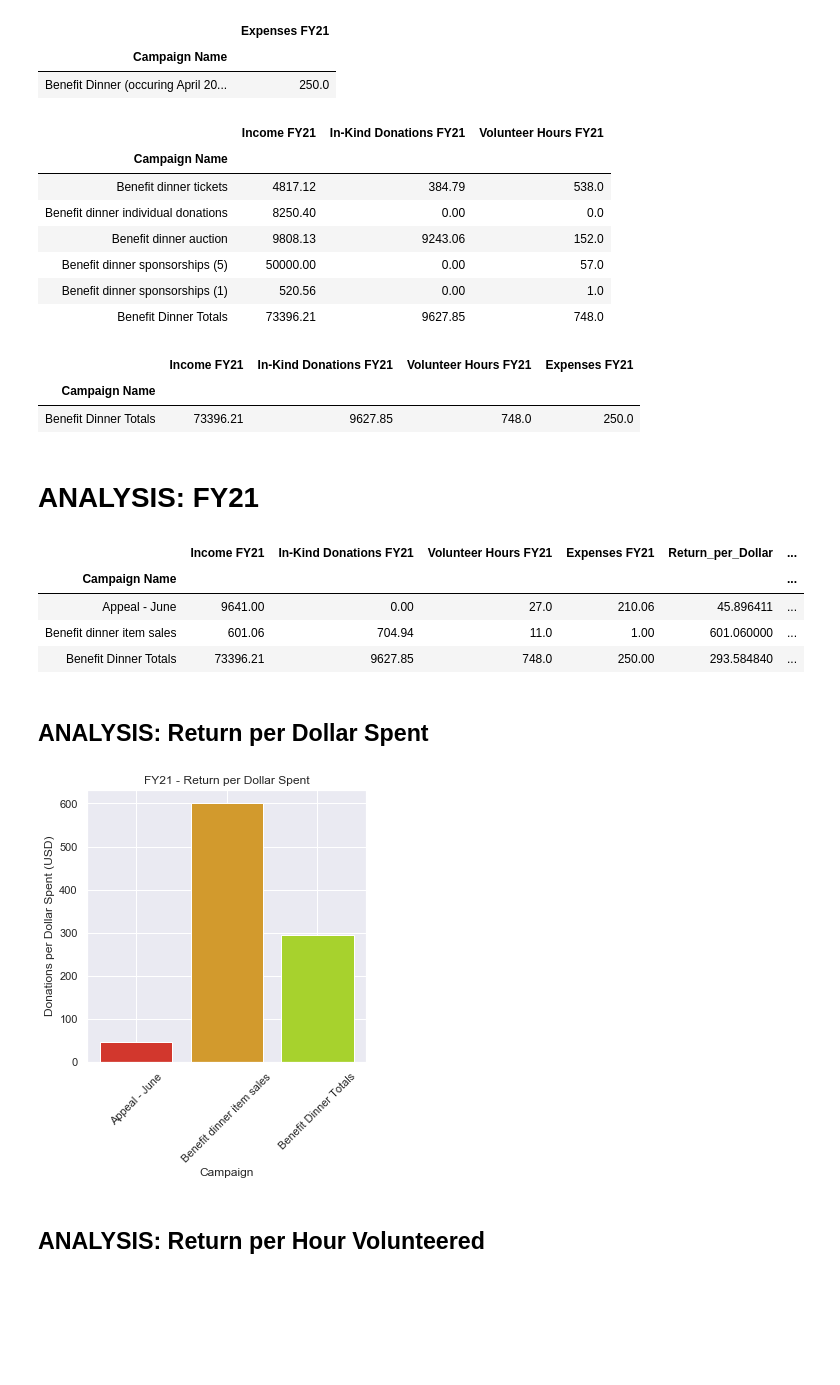
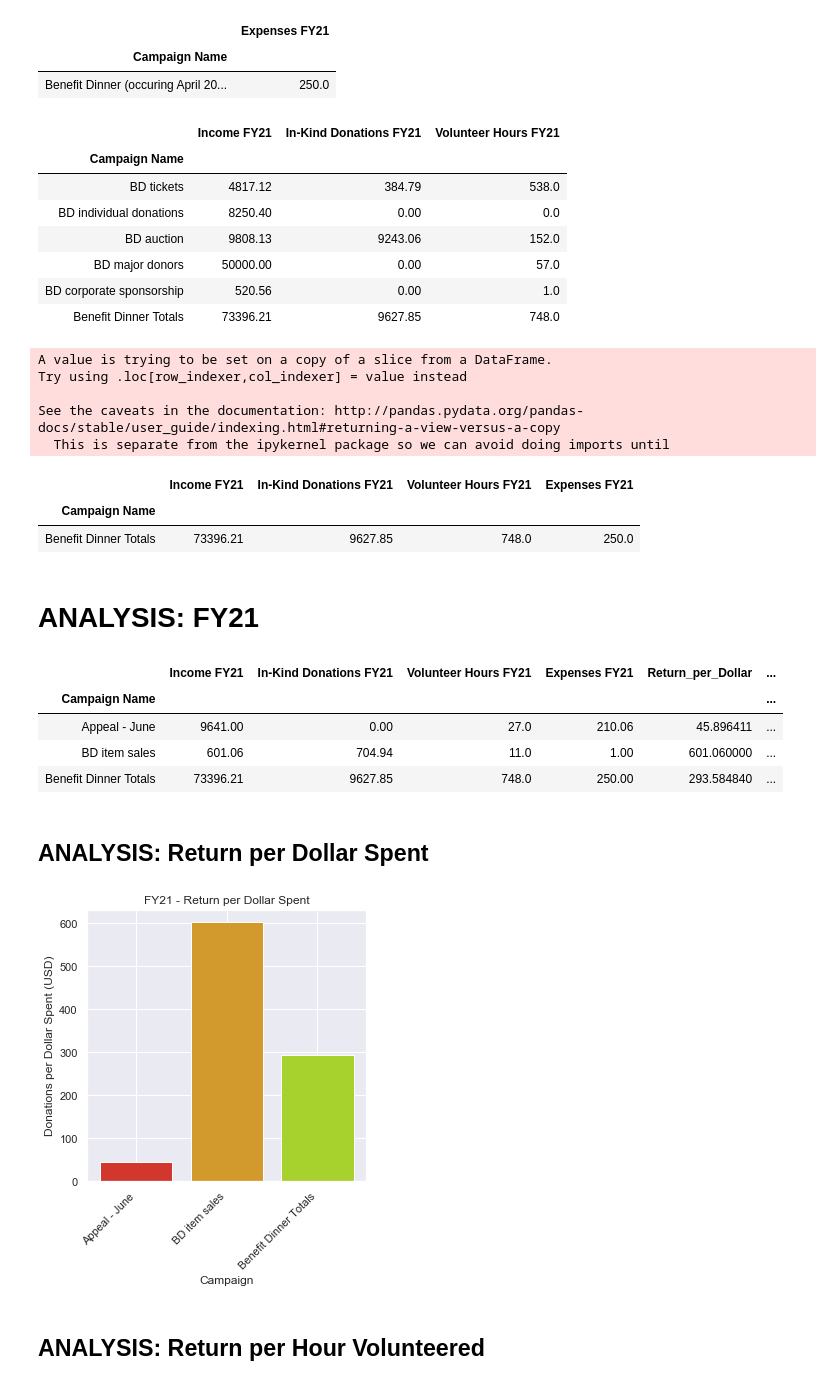
Before and after one commit to patelpurvip/Board-Fundraising-Analysis, a Jupyter notebook: Giving Campaigns Analysis.ipynb, the cells around one changed output. Saved outputs shown, nothing was run; the diff lists cells and outputs as text; code cells hidden in the pictures; blank space fills up the shorter version.

```diff
--- a/Giving Campaigns Analysis.ipynb
+++ b/Giving Campaigns Analysis.ipynb
@@ -58,6 +58,7 @@ x = income_vs_expense.set_index(['Campaign Name'])
 Campaigns_to_Analyze = x.loc[['Appeal - June', 'Online appeal - Giving Tuesday', 'Ecua vols/visitors', 'Benefit dinner item sales', 'Benefit Dinner (occuring April 2020) (SPANS TWO FYs)', 'Benefit dinner tickets', 'Benefit dinner individual donations', 'Benefit dinner auction', 'Benefit dinner sponsorships (5)', 'Benefit dinner sponsorships (1)']]
 
 Campaigns_to_Analyze.replace(regex=['coming soon'], value='0', inplace=True)
+Campaigns_to_Analyze = Campaigns_to_Analyze.rename(index={'Online appeal - Giving Tuesday': 'Appeal - Giving Tuesday','Benefit dinner item sales': 'BD item sales', 'Benefit dinner tickets': 'BD tickets', 'Benefit dinner individual donations': 'BD individual donations', 'Benefit dinner auction': 'BD auction', 'Benefit dinner sponsorships (5)': 'BD major donors', 'Benefit dinner sponsorships (1)': 'BD corporate sponsorship'})
 
 Campaigns_to_Analyze
 # %% [output]
@@ -164,11 +170,11 @@ Benefit_Dinner_Income
 # %% [output]
 |  | Income FY21 | In-Kind Donations FY21 | Volunteer Hours FY21 |
 | Campaign Name |  |  |  |
-| Benefit dinner tickets | 4817.12 | 384.79 | 538.0 |
-| Benefit dinner individual donations | 8250.40 | 0.00 | 0.0 |
-| Benefit dinner auction | 9808.13 | 9243.06 | 152.0 |
-| Benefit dinner sponsorships (5) | 50000.00 | 0.00 | 57.0 |
-| Benefit dinner sponsorships (1) | 520.56 | 0.00 | 1.0 |
+| BD tickets | 4817.12 | 384.79 | 538.0 |
+| BD individual donations | 8250.40 | 0.00 | 0.0 |
+| BD auction | 9808.13 | 9243.06 | 152.0 |
+| BD major donors | 50000.00 | 0.00 | 57.0 |
+| BD corporate sponsorship | 520.56 | 0.00 | 1.0 |
 | Benefit Dinner Totals | 73396.21 | 9627.85 | 748.0 |
 # %%
 Benefit_Dinner = Benefit_Dinner_Income.iloc[5:,:]
@@ -176,6 +182,11 @@ dinner_expenses_FY21 = Benefit_Dinner_Expenses.iloc[0,0]
 Benefit_Dinner['Expenses FY21'] = dinner_expenses_FY21
 Benefit_Dinner
 # %% [output]
+A value is trying to be set on a copy of a slice from a DataFrame.
+Try using .loc[row_indexer,col_indexer] = value instead
+
+See the caveats in the documentation: http://pandas.pydata.org/pandas-docs/stable/user_guide/indexing.html#returning-a-view-versus-a-copy
+  This is separate from the ipykernel package so we can avoid doing imports until
 |  | Income FY21 | In-Kind Donations FY21 | Volunteer Hours FY21 | Expenses FY21 |
 | Campaign Name |  |  |  |  |
 | Benefit Dinner Totals | 73396.21 | 9627.85 | 748.0 | 250.0 |
@@ -191,25 +202,25 @@ FY21_Campaigns
 |  | Income FY21 | In-Kind Donations FY21 | Volunteer Hours FY21 | Expenses FY21 | Return_per_Dollar | ... |
 | Campaign Name |  |  |  |  |  | ... |
 | Appeal - June | 9641.00 | 0.00 | 27.0 | 210.06 | 45.896411 | ... |
-| Benefit dinner item sales | 601.06 | 704.94 | 11.0 | 1.00 | 601.060000 | ... |
+| BD item sales | 601.06 | 704.94 | 11.0 | 1.00 | 601.060000 | ... |
 | Benefit Dinner Totals | 73396.21 | 9627.85 | 748.0 | 250.00 | 293.584840 | ... |
 # %% [markdown]
 ## ANALYSIS: Return per Dollar Spent
 # %%
 return_per_dollar = FY21_Campaigns['Return_per_Dollar']
 campaign = FY21_Campaigns.index
 
 plt.figure(figsize=(5,5))
 plt.bar(campaign, return_per_dollar, color=sb.hls_palette(10, l=.5))
 plt.title("FY21 - Return per Dollar Spent")
 plt.xlabel("Campaign")
 plt.ylabel("Donations per Dollar Spent (USD)")
-plt.xticks(rotation=45)
+plt.xticks(rotation=45, ha='right')
 
-plt.savefig("./Images/FY21 - Return per Dollar Spent.png")
+# plt.savefig("./Images/FY21 - Return per Dollar Spent.png")
 plt.show()
 # %% [output]
-[figure, old version]
+[figure, new version]
 # %% [markdown]
 ## ANALYSIS: Return per Hour Volunteered
 # %%
```
Also changed, not shown: parts of 8 cells of this notebook, 5 other files.
